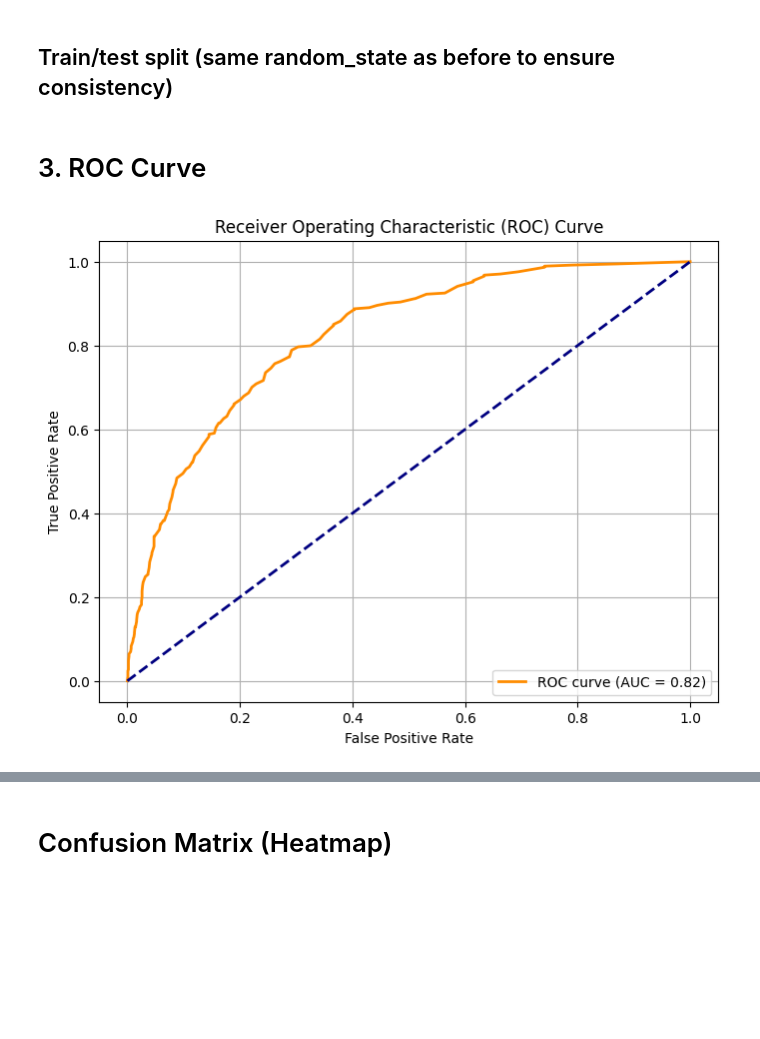
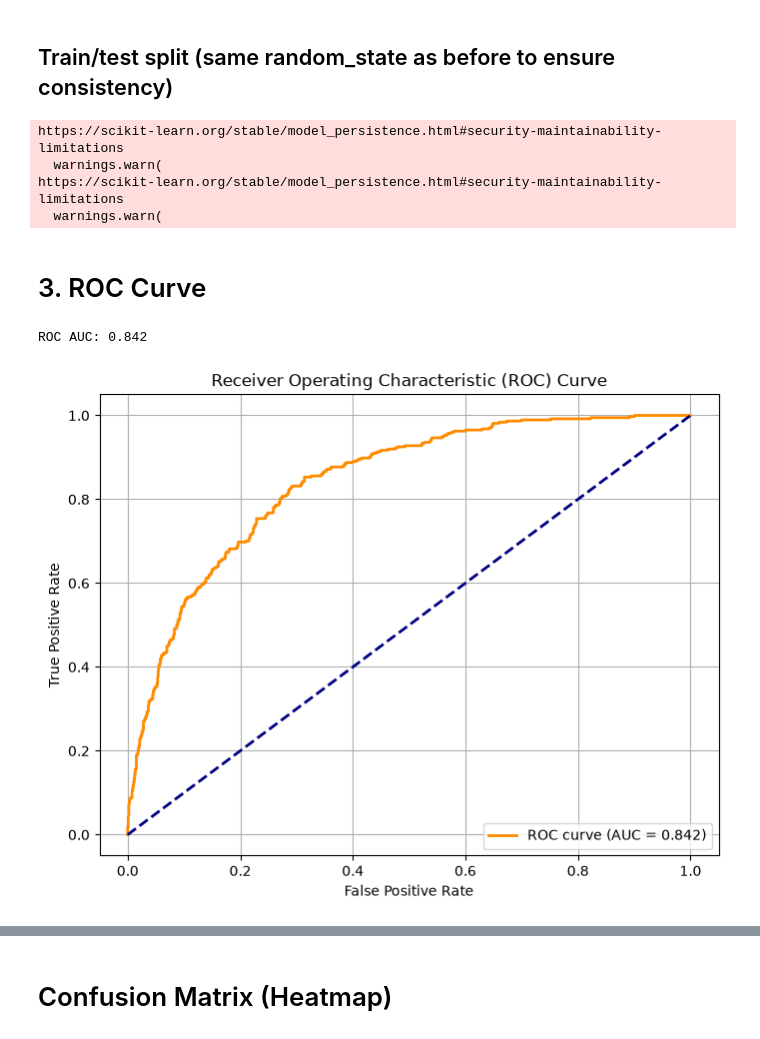
Before and after one commit to CynthiaOketch/Churn-Prediction-System, a Jupyter notebook: notebooks/04_model_evaluation.ipynb, the cells around one changed output, grey strips where cells are left out. Cells and saved outputs as stored; diff of their text form; code cells hidden in the pictures; blank space fills up the shorter version.

```diff
--- a/notebooks/04_model_evaluation.ipynb
+++ b/notebooks/04_model_evaluation.ipynb
@@ -15,26 +19,35 @@ y = pd.read_csv('../data/labels.csv')
 ## Train/test split (same random_state as before to ensure consistency)
 # %%
 from sklearn.model_selection import train_test_split
+
 X_train, X_test, y_train, y_test = train_test_split(
     X, y, test_size=0.2, stratify=y, random_state=42
 )
 
-model = joblib.load('../models/random_forest_model.pkl')
+model = joblib.load('../models/random_forest_best.pkl')  # deployed model
+y_proba = model.predict_proba(X_test)[:, 1]
+# %% [output]
+https://scikit-learn.org/stable/model_persistence.html#security-maintainability-limitations
+  warnings.warn(
+https://scikit-learn.org/stable/model_persistence.html#security-maintainability-limitations
+  warnings.warn(
 # %% [markdown]
 # 3. ROC Curve
 # %%
-y_proba = model.predict_proba(X_test)[:, 1]
-fpr, tpr, thresholds = roc_curve(y_test, y_proba)
+fpr, tpr, roc_thresholds = roc_curve(y_test, y_proba)
 roc_auc = auc(fpr, tpr)
 
+print(f"ROC AUC: {roc_auc:.3f}")
+
 plt.figure(figsize=(8, 6))
-plt.plot(fpr, tpr, color='darkorange', lw=2, label=f'ROC curve (AUC = {roc_auc:.2f})')
+plt.plot(fpr, tpr, color='darkorange', lw=2, label=f'ROC curve (AUC = {roc_auc:.3f})')
 plt.plot([0, 1], [0, 1], color='navy', lw=2, linestyle='--')
 plt.xlabel('False Positive Rate')
 plt.ylabel('True Positive Rate')
 plt.title('Receiver Operating Characteristic (ROC) Curve')
 plt.legend(loc='lower right')
 plt.grid(True)
 plt.show()
 # %% [output]
+ROC AUC: 0.842
-[figure, old version]
+[figure, new version]
```
Also changed, not shown: parts of 5 cells of this notebook, 1 other file.
